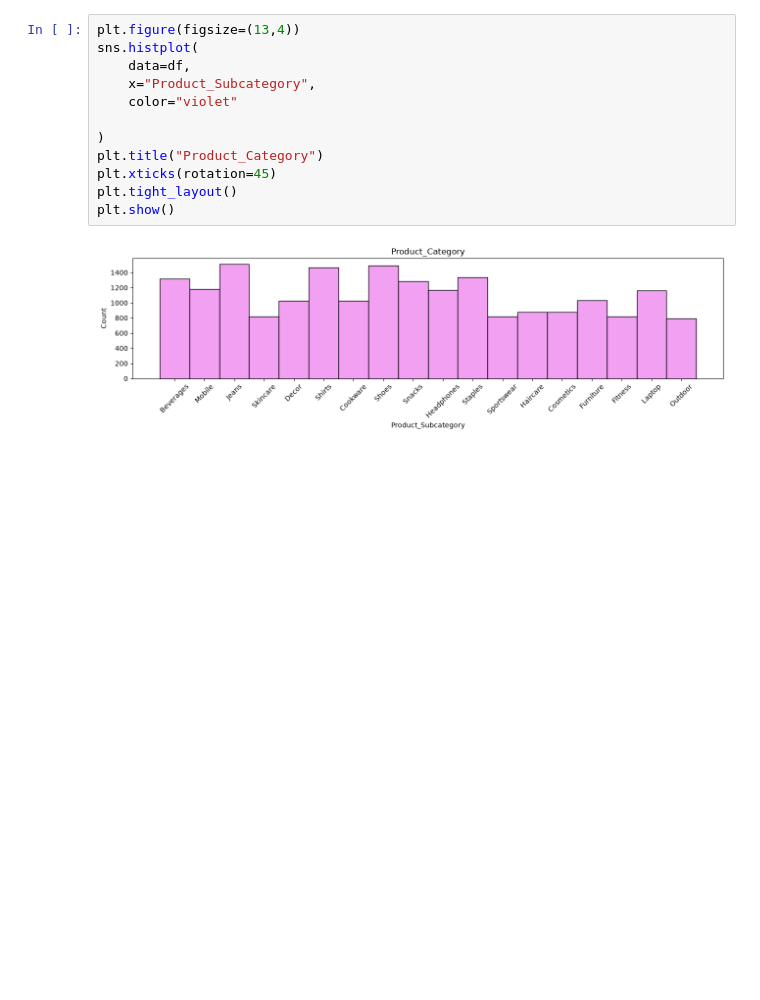
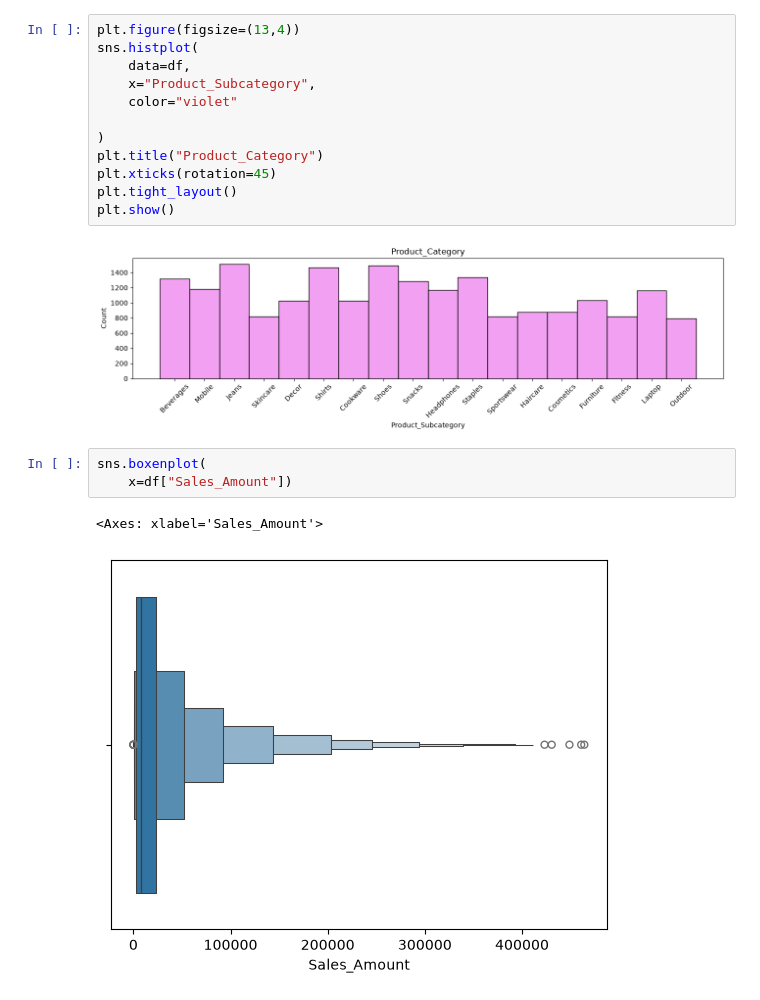
Before and after one commit to SnehalBorkute/Python, a Jupyter notebook: graphs.ipynb, the cells around one changed output. Drawn from its saved outputs; the diff is of its cells as text; blank space fills up the shorter version.

```diff
--- a/graphs.ipynb
+++ b/graphs.ipynb
@@ -92,3 +92,9 @@ plt.tight_layout()
 plt.show()
 # %% [output]
 [figure]
+# %%
+sns.boxenplot(
+    x=df["Sales_Amount"])
+# %% [output]
+<Axes: xlabel='Sales_Amount'>
+[figure, added]
```
Also changed, not shown: parts of 2 cells of this notebook.
